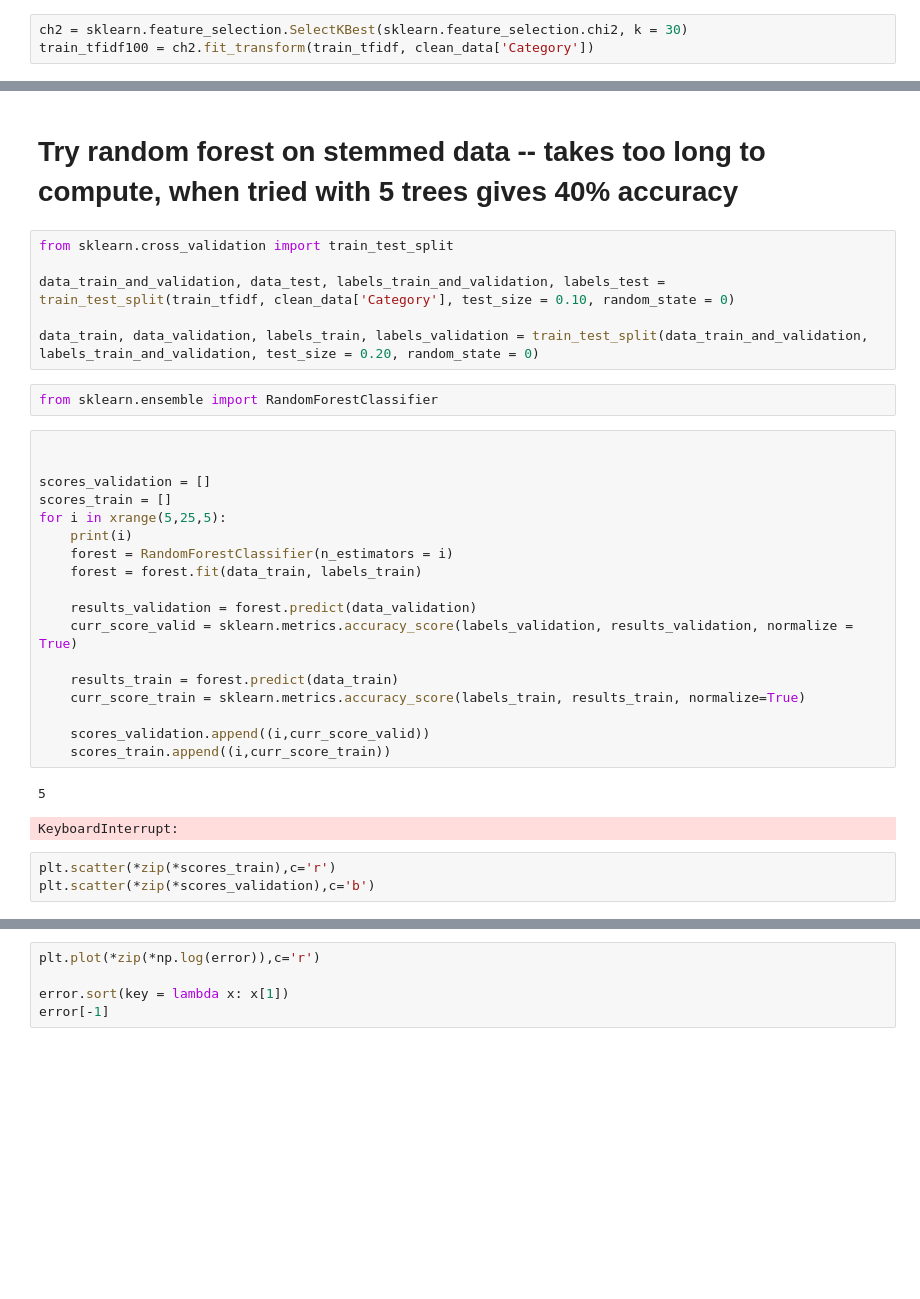
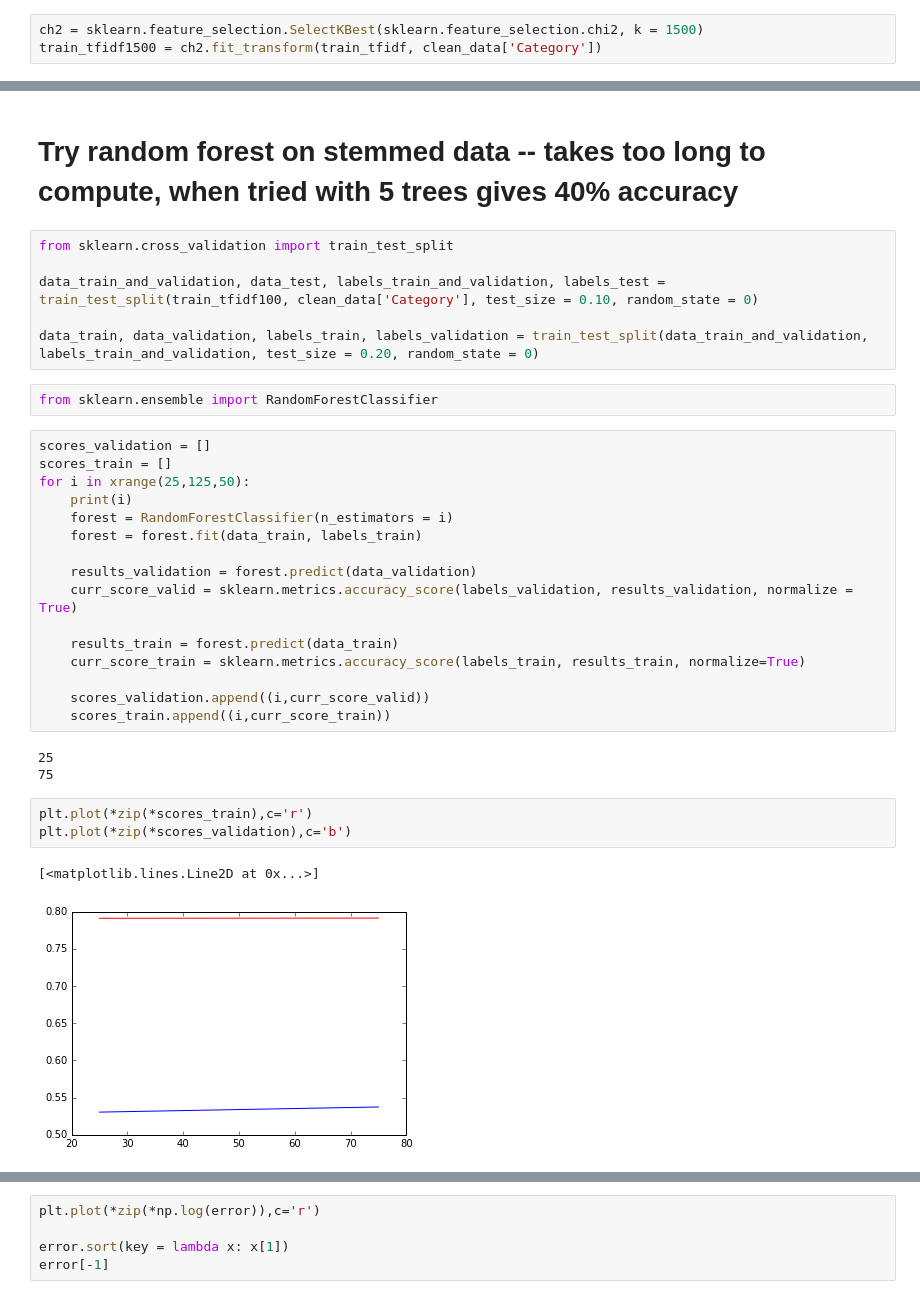
Before and after one commit to suyashkumar2409/VasudhaikaMlProject, a Jupyter notebook: TFIDF, stemming feature , lemmatizaing, logistic, SVM.ipynb, the cells around one changed output, grey strips where cells are left out. Drawn from its saved outputs; the diff is of its cells as text; blank space fills up the shorter version.

```diff
--- a/TFIDF, stemming feature , lemmatizaing, logistic, SVM.ipynb
+++ b/TFIDF, stemming feature , lemmatizaing, logistic, SVM.ipynb
@@ -56,7 +84,7 @@ tfidf_stem = TfidfVectorizer(stop_words='english')
 train_tfidf = tfidf_stem.fit_transform(text_stemmed)
 # %%
-ch2 = sklearn.feature_selection.SelectKBest(sklearn.feature_selection.chi2, k = 30)
-train_tfidf100 = ch2.fit_transform(train_tfidf, clean_data['Category'])
+ch2 = sklearn.feature_selection.SelectKBest(sklearn.feature_selection.chi2, k = 1500)
+train_tfidf1500 = ch2.fit_transform(train_tfidf, clean_data['Category'])
 # %%
 train_tfidf100.toarray()
 # %% [output]
@@ -273,17 +307,15 @@ l2error[-1]
 # %%
 from sklearn.cross_validation import train_test_split
 
-data_train_and_validation, data_test, labels_train_and_validation, labels_test = train_test_split(train_tfidf, clean_data['Category'], test_size = 0.10, random_state = 0)
+data_train_and_validation, data_test, labels_train_and_validation, labels_test = train_test_split(train_tfidf100, clean_data['Category'], test_size = 0.10, random_state = 0)
 
 data_train, data_validation, labels_train, labels_validation = train_test_split(data_train_and_validation, labels_train_and_validation, test_size = 0.20, random_state = 0)
 # %%
 from sklearn.ensemble import RandomForestClassifier
 # %%
-
-
 scores_validation = []
 scores_train = []
-for i in xrange(5,25,5):
+for i in xrange(25,125,50):
     print(i)
     forest = RandomForestClassifier(n_estimators = i)
     forest = forest.fit(data_train, labels_train)
@@ -297,9 +329,12 @@ for i in xrange(5,25,5):
     scores_validation.append((i,curr_score_valid))
     scores_train.append((i,curr_score_train))
 # %% [output]
-5
+25
+75
-KeyboardInterrupt:
 # %%
-plt.scatter(*zip(*scores_train),c='r')
-plt.scatter(*zip(*scores_validation),c='b')
+plt.plot(*zip(*scores_train),c='r')
+plt.plot(*zip(*scores_validation),c='b')
+# %% [output]
+[<matplotlib.lines.Line2D at 0x...>]
+[figure, added]
 # %%
```
Also changed, not shown: parts of 45 cells of this notebook, 4 other files.
